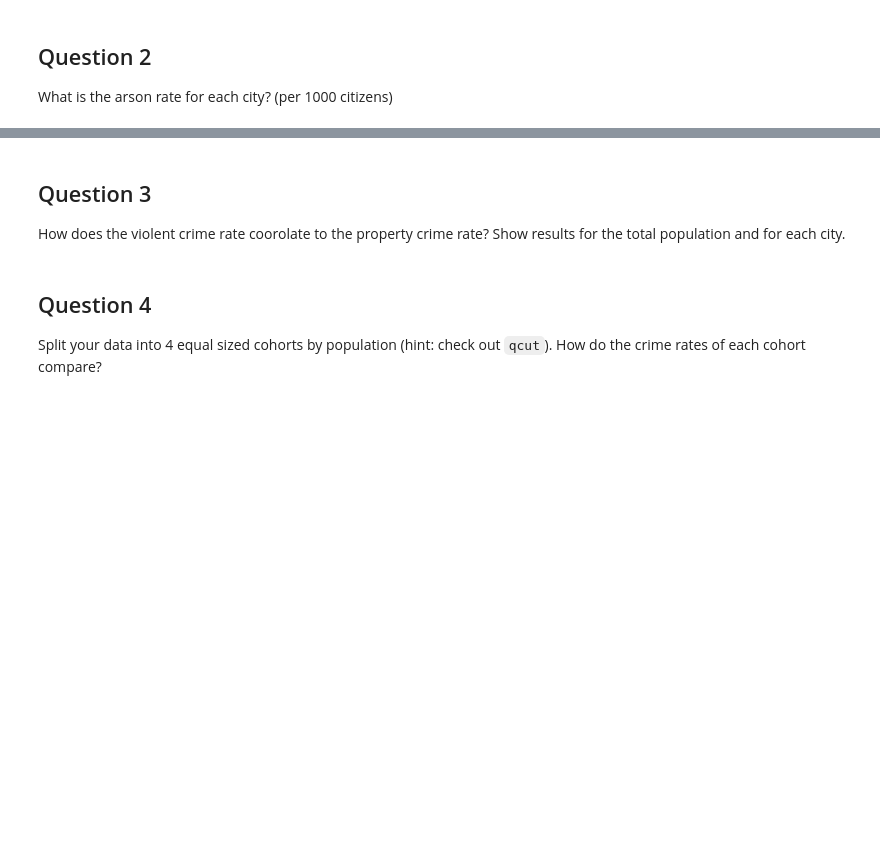
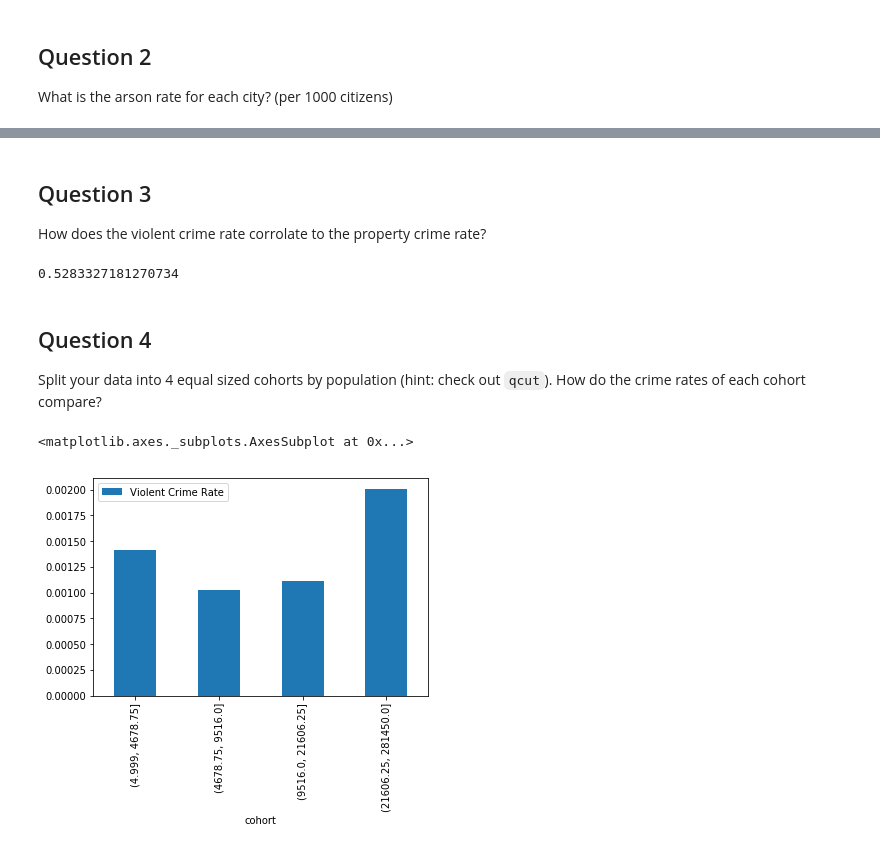
Before and after one commit to bstempi/sjpwdg-pandas-presentation, a Jupyter notebook: 04_exercise.ipynb, the cells around one changed output, grey strips where cells are left out. Saved outputs shown, nothing was run; the diff lists cells and outputs as text; code cells hidden in the pictures; blank space fills up the shorter version.

```diff
--- a/04_exercise.ipynb
+++ b/04_exercise.ipynb
@@ -27,9 +83,33 @@ What is the arson rate for each city? (per 1000 citizens)
 Question 3
 ----------
 
-How does the violent crime rate coorolate to the property crime rate?  Show results for the total population and for each city.
+How does the violent crime rate corrolate to the property crime rate?
+# %%
+coor_df = df[['Violent Crime', 'Property Crime', 'Population']].copy()
+
+coor_df['Violent Crime Rate'] = coor_df['Violent Crime'] / coor_df['Population']
+coor_df['Property Crime Rate'] = coor_df['Property Crime'] / coor_df['Population']
+
+coor_df['Violent Crime Rate'].corr(coor_df['Property Crime Rate'])
+# %% [output]
+0.5283327181270734
 # %% [markdown]
 Question 4
 ----------
 
 Split your data into 4 equal sized cohorts by population (hint:  check out `qcut`).  How do the crime rates of each cohort compare?
+# %%
+%matplotlib inline
+import matplotlib.pyplot as plt
+
+cohort_df = df
+cohort_df['cohort'] = pd.qcut(df['Population'], 4)
+
+cohort_df['Violent Crime Rate'] = cohort_df['Violent Crime'] / cohort_df['Population']
+cohort_df = cohort_df[['cohort', 'Violent Crime Rate']]
+
+cohort_df = cohort_df.groupby('cohort').mean()
+cohort_df.plot(kind='bar')
+# %% [output]
+<matplotlib.axes._subplots.AxesSubplot at 0x...>
+[figure, added]
```
Also changed, not shown: parts of 3 cells of this notebook, 5 other files.
